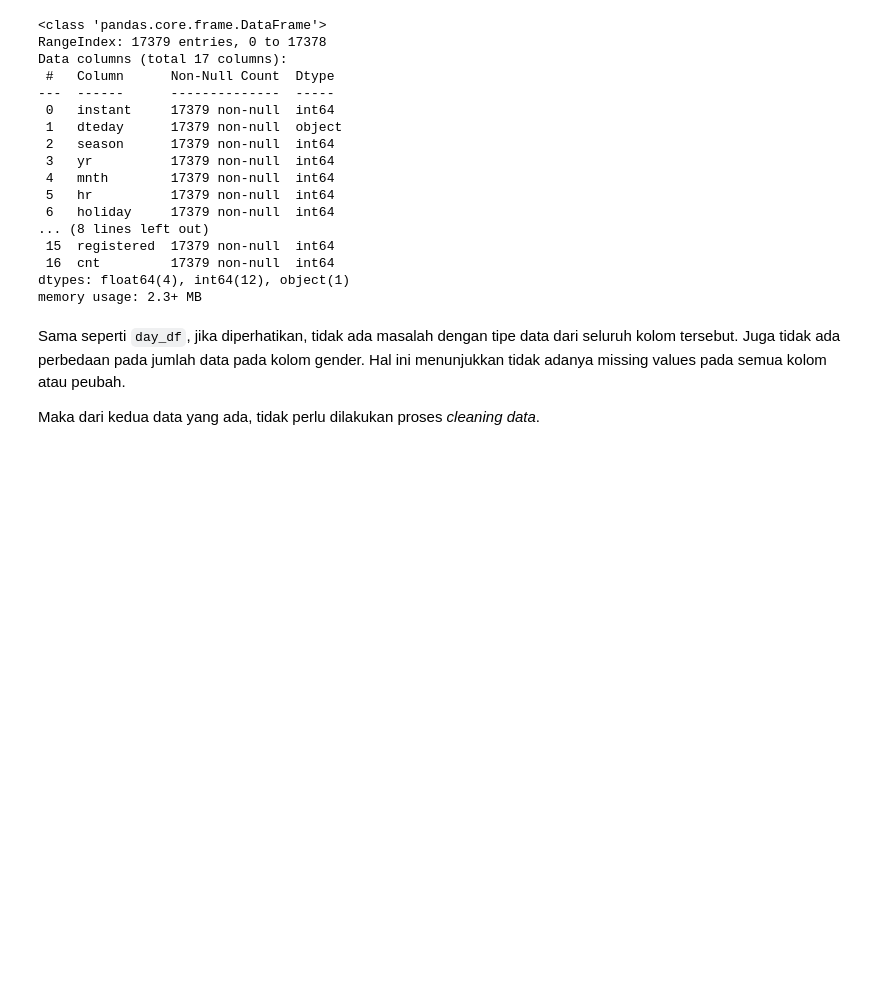
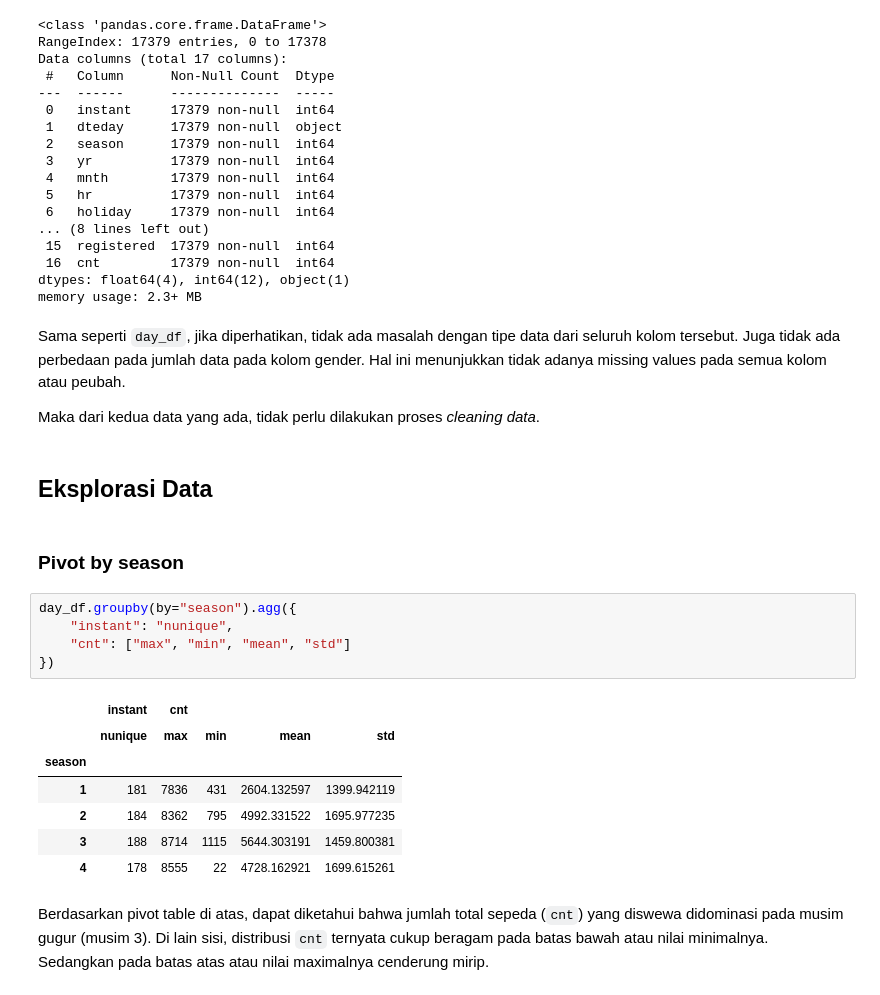
Before and after one commit to Zen-Rofiqy/Bangkit-2024, a Jupyter notebook: 04 Analisis Data dng Py/@Proyek-akhir/MyDashBoard.ipynb, the cells around one changed output. Cells and saved outputs as stored; diff of their text form; blank space fills up the shorter version.

```diff
--- a/04 Analisis Data dng Py/@Proyek-akhir/MyDashBoard.ipynb
+++ b/04 Analisis Data dng Py/@Proyek-akhir/MyDashBoard.ipynb
@@ -185,3 +185,22 @@ memory usage: 2.3+ MB
 Sama seperti `day_df`, jika diperhatikan, tidak ada masalah dengan tipe data dari seluruh kolom tersebut. Juga tidak ada perbedaan pada jumlah data pada kolom gender. Hal ini menunjukkan tidak adanya missing values pada semua kolom atau peubah.
 
 Maka dari kedua data yang ada, tidak perlu dilakukan proses *cleaning data*.
+# %% [markdown]
+## Eksplorasi Data
+# %% [markdown]
+### Pivot by season
+# %%
+day_df.groupby(by="season").agg({
+    "instant": "nunique",
+    "cnt": ["max", "min", "mean", "std"]
+})
+# %% [output]
+|  | instant | cnt |  |  |  |
+|  | nunique | max | min | mean | std |
+| season |  |  |  |  |  |
+| 1 | 181 | 7836 | 431 | 2604.132597 | 1399.942119 |
+| 2 | 184 | 8362 | 795 | 4992.331522 | 1695.977235 |
+| 3 | 188 | 8714 | 1115 | 5644.303191 | 1459.800381 |
+| 4 | 178 | 8555 | 22 | 4728.162921 | 1699.615261 |
+# %% [markdown]
+Berdasarkan pivot table di atas, dapat diketahui bahwa jumlah total sepeda (`cnt`) yang diswewa didominasi pada musim gugur (musim 3). Di lain sisi, distribusi `cnt` ternyata cukup beragam pada batas bawah atau nilai minimalnya. Sedangkan pada batas atas atau nilai maximalnya cenderung mirip.
```
